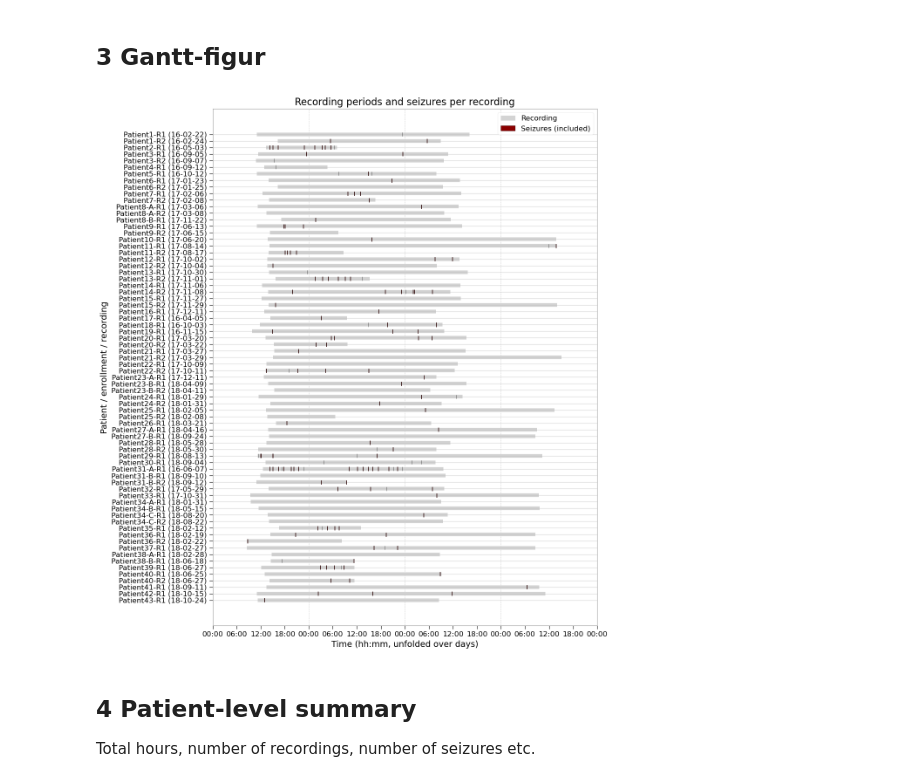
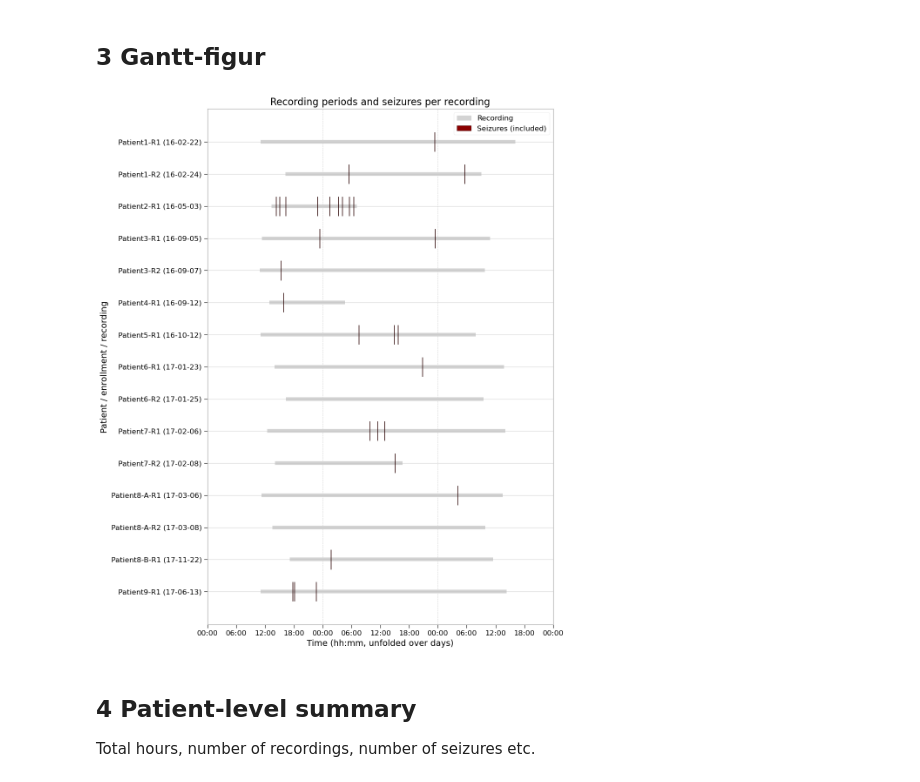
Before and after one commit to AU668208/Epilepsy_MasterThesis, a Jupyter notebook: Study2.ipynb, the cells around one changed output. Cells and saved outputs as stored; diff of their text form; code cells hidden in the pictures.

Commit message:
Cleaning and correction Study 2. Modifyed Gantt for better illustation.

```diff
--- a/Study2.ipynb
+++ b/Study2.ipynb
@@ -85,10 +90,10 @@ IQR rec. duration (h) & 9.04 \\
 # %% [markdown]
 ## 3 Gantt-figur
 # %%
-fig, ax = plot_gantt_from_index(df_rec, df_evt, max_hours=96, figsize=(12, 13))
-fig.savefig(OUT_DIR / "study2_gantt_overview.png", dpi=500, bbox_inches="tight")
+fig, ax = plot_gantt_from_index(df_rec[:15], df_evt, max_hours=72, figsize=(11, 13))
+# fig.savefig(OUT_DIR / "study2_gantt_overview.png", dpi=500, bbox_inches="tight")
 # %% [output]
-[figure, old version]
+[figure, new version]
 # %% [markdown]
 ## 4 Patient-level summary
 Total hours, number of recordings, number of seizures etc.
```
Also changed, not shown: parts of 7 cells of this notebook, 1 other file.
